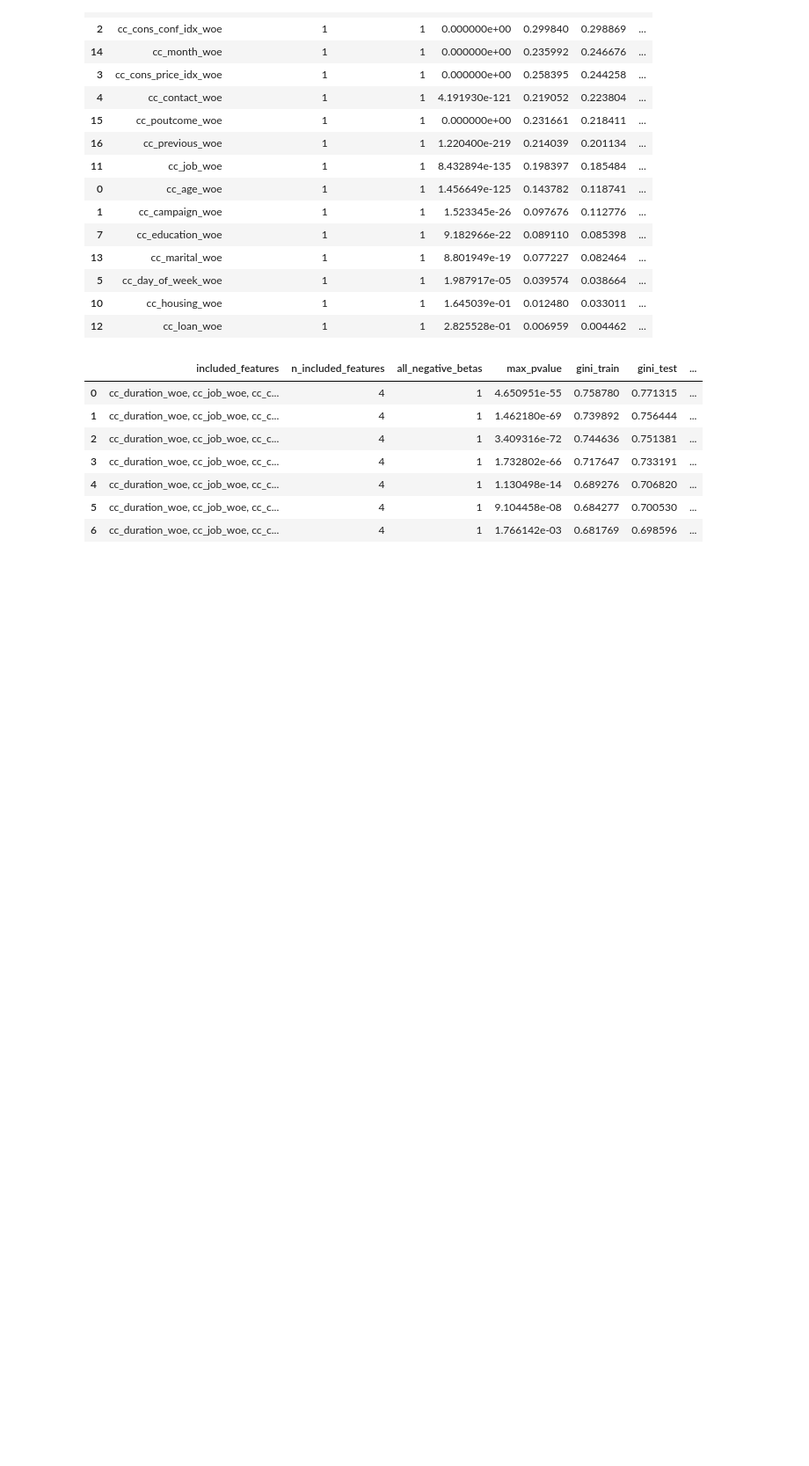
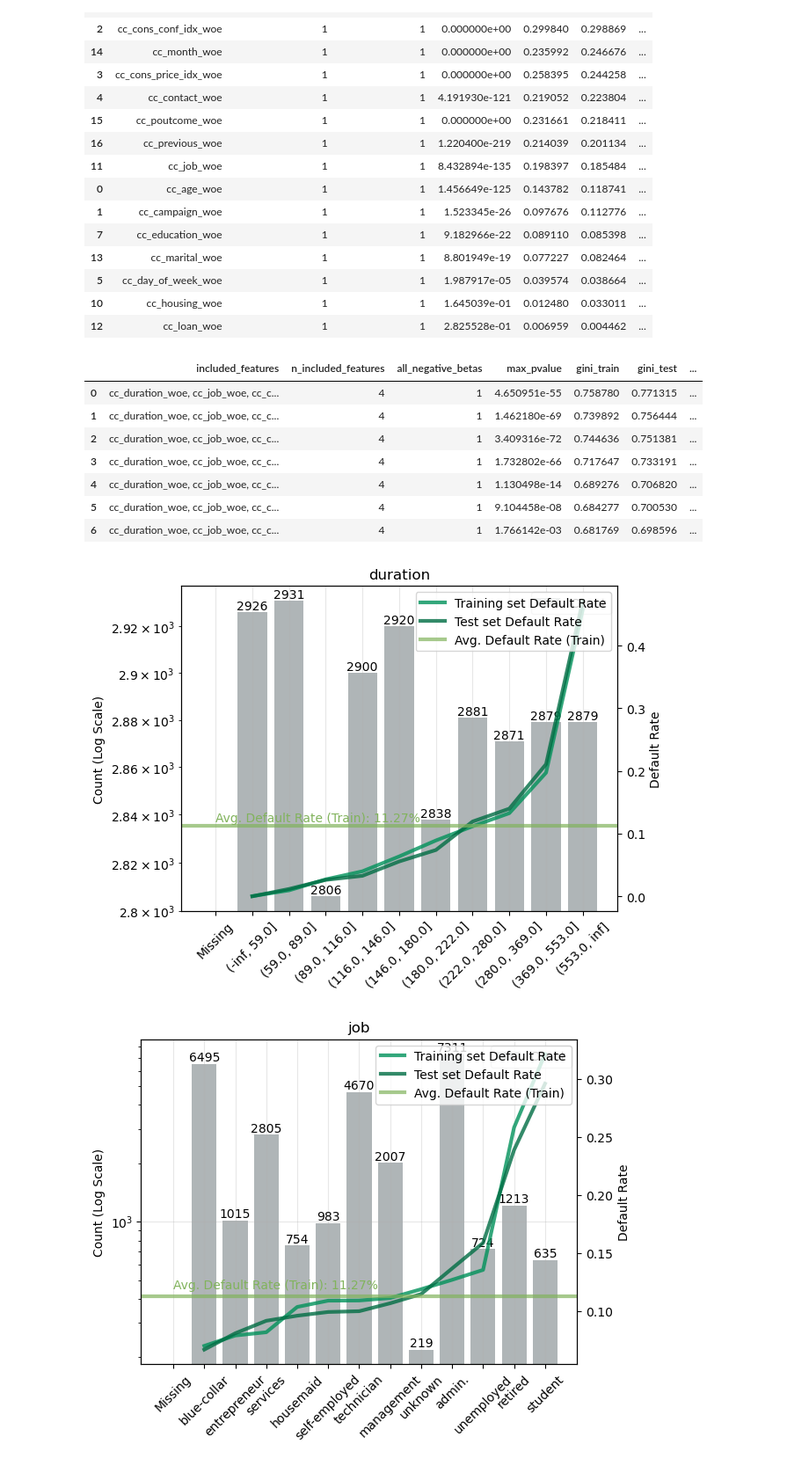
Before and after one commit to kriss024/Python, a Jupyter notebook: Scoring Tools Example.ipynb, the cells around one changed output. Shown at 88% size. Cells and saved outputs as stored; diff of their text form; code cells hidden in the pictures; blank space fills up the shorter version.

Commit message:
Development Scoring Tools Example.ipynb

```diff
--- a/Scoring Tools Example.ipynb
+++ b/Scoring Tools Example.ipynb
@@ -413,3 +413,11 @@ display(df_rl_diag)
 | 4 | cc_duration_woe, cc_job_woe, cc_c... | 4 | 1 | 1.130498e-14 | 0.689276 | 0.706820 | ... |
 | 5 | cc_duration_woe, cc_job_woe, cc_c... | 4 | 1 | 9.104458e-08 | 0.684277 | 0.700530 | ... |
 | 6 | cc_duration_woe, cc_job_woe, cc_c... | 4 | 1 | 1.766142e-03 | 0.681769 | 0.698596 | ... |
+# %%
+from scoring_tools import classing_plot
+
+for col in ["duration", "job", "contact", "cons_conf_idx"]:
+    classing_plot(df_train, df_test, col, target)
+# %% [output]
+[figure, added]
+[figure, added]
```
Also changed, not shown: parts of 1 cell of this notebook.
